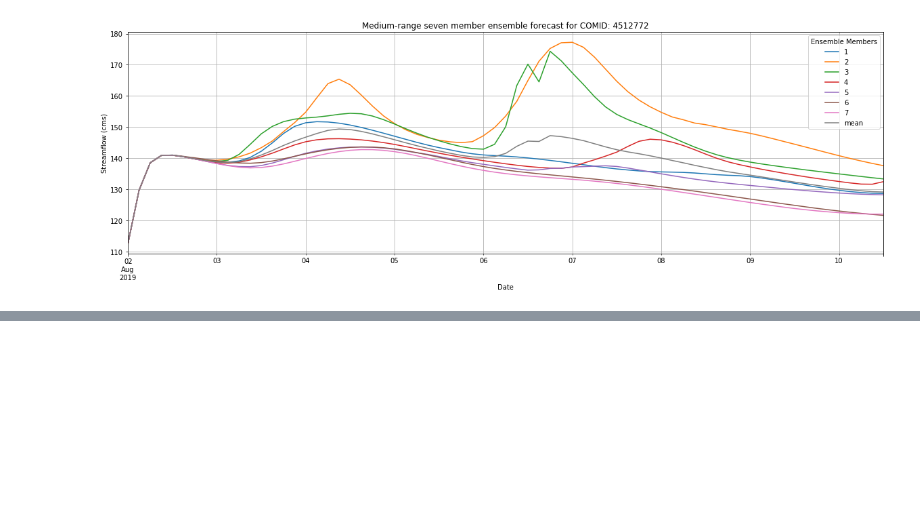
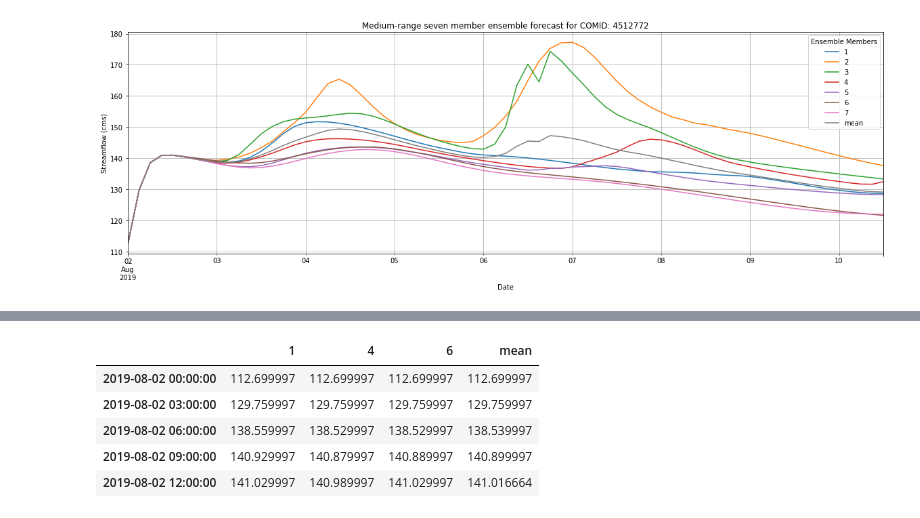
Before and after one commit to Dewberry/fcast, a Jupyter notebook: notebooks/NWM_classes-Dev.ipynb, the cells around one changed output, grey strips where cells are left out. Drawn from its saved outputs; the diff is of its cells as text; code cells hidden in the pictures; blank space fills up the shorter version.

```diff
--- a/notebooks/NWM_classes-Dev.ipynb
+++ b/notebooks/NWM_classes-Dev.ipynb
@@ -70,0 +69,9 @@ AttributeError: 'StreamingBody' object has no attribute 'tell'
+# %%
+df.head()
+# %% [output]
+|  | 1 | 4 | 6 | mean |
+| 2019-08-02 00:00:00 | 112.699997 | 112.699997 | 112.699997 | 112.699997 |
+| 2019-08-02 03:00:00 | 129.759997 | 129.759997 | 129.759997 | 129.759997 |
+| 2019-08-02 06:00:00 | 138.559997 | 138.529997 | 138.529997 | 138.539997 |
+| 2019-08-02 09:00:00 | 140.929997 | 140.879997 | 140.889997 | 140.899997 |
+| 2019-08-02 12:00:00 | 141.029997 | 140.989997 | 141.029997 | 141.016664 |
```
Also changed, not shown: parts of 13 cells of this notebook, 3 other files.
